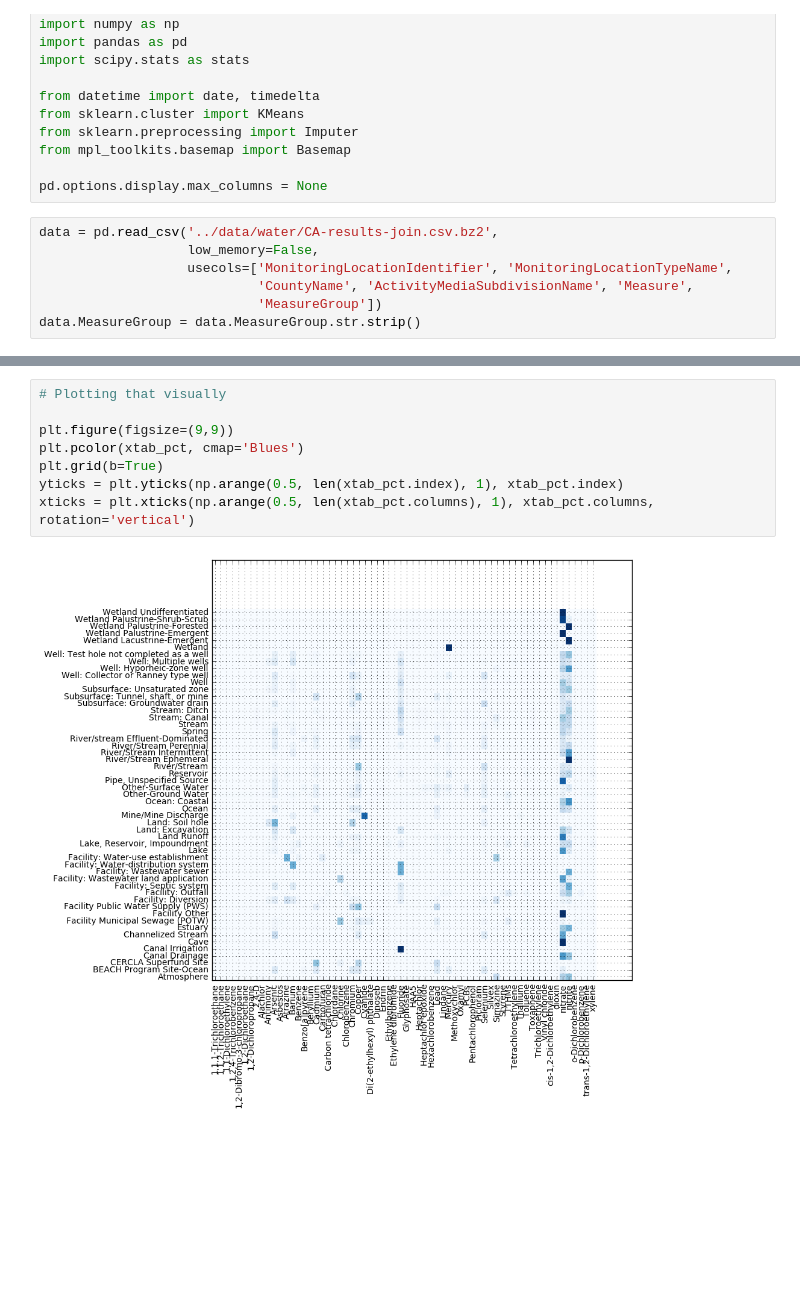
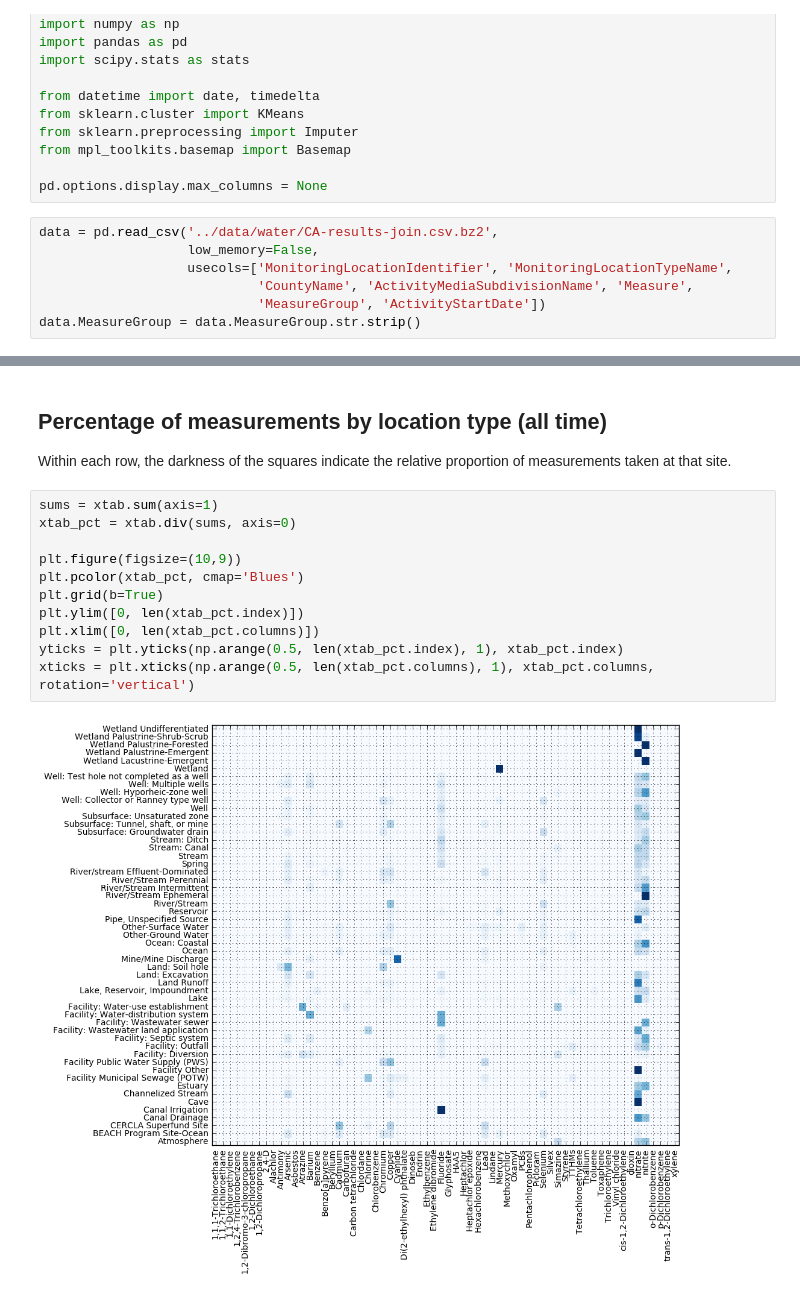
Before and after one commit to SeanU/waq, a Jupyter notebook: exploration/Water Independence.ipynb, the cells around one changed output, grey strips where cells are left out. Cells and saved outputs as stored; diff of their text form; blank space fills up the shorter version.

```diff
--- a/exploration/Water Independence.ipynb
+++ b/exploration/Water Independence.ipynb
@@ -19,5 +19,5 @@ data = pd.read_csv('../data/water/CA-results-join.csv.bz2',
                    low_memory=False,
                    usecols=['MonitoringLocationIdentifier', 'MonitoringLocationTypeName',
                             'CountyName', 'ActivityMediaSubdivisionName', 'Measure',
-                            'MeasureGroup'])
+                            'MeasureGroup', 'ActivityStartDate'])
 data.MeasureGroup = data.MeasureGroup.str.strip()
@@ -71,10 +28,16 @@ xtab_pct
+# %% [markdown]
+## Percentage of measurements by location type (all time)
+Within each row, the darkness of the squares indicate the relative proportion of measurements taken at that site.
 # %%
-# Plotting that visually
+sums = xtab.sum(axis=1)
+xtab_pct = xtab.div(sums, axis=0)
 
-plt.figure(figsize=(9,9))
+plt.figure(figsize=(10,9))
 plt.pcolor(xtab_pct, cmap='Blues')
 plt.grid(b=True)
+plt.ylim([0, len(xtab_pct.index)])
+plt.xlim([0, len(xtab_pct.columns)])
 yticks = plt.yticks(np.arange(0.5, len(xtab_pct.index), 1), xtab_pct.index)
 xticks = plt.xticks(np.arange(0.5, len(xtab_pct.columns), 1), xtab_pct.columns, rotation='vertical')
 # %% [output]
-[figure, old version]
+[figure, new version]
```
Also changed, not shown: parts of 11 cells of this notebook.
